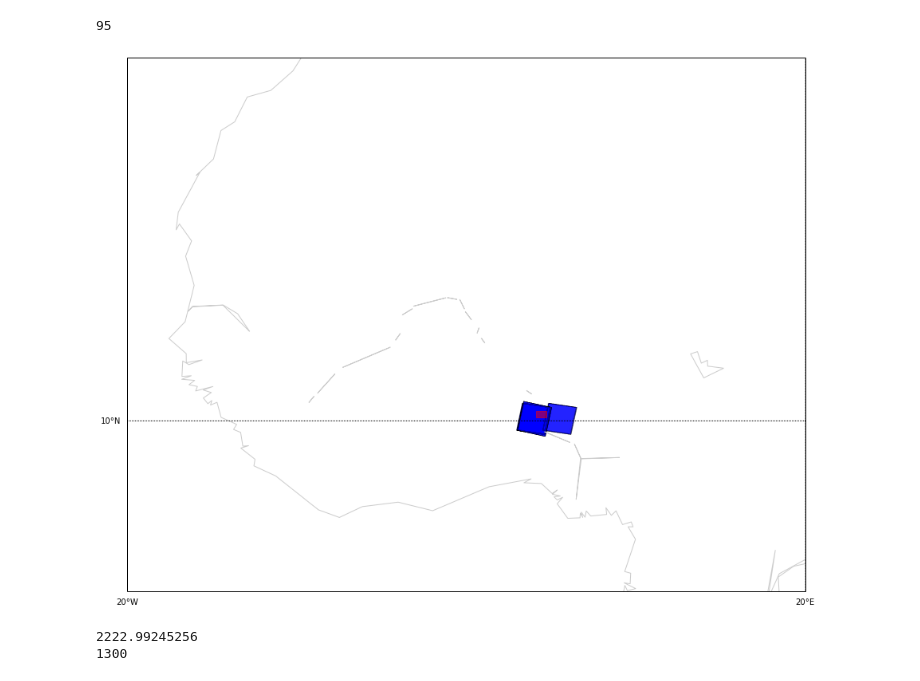
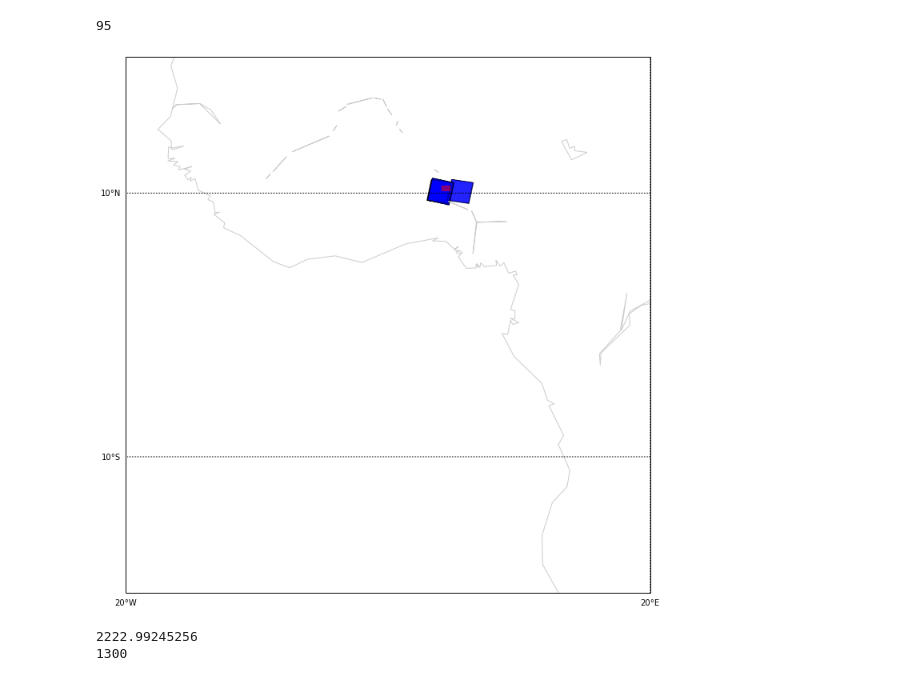
Before and after one commit to gena/data-utils, a Jupyter notebook: notebooks/LandsatLook.ipynb, the cells around one changed output. Drawn from its saved outputs; the diff is of its cells as text; code cells hidden in the pictures.

Commit message:
add plot

```diff
--- a/notebooks/LandsatLook.ipynb
+++ b/notebooks/LandsatLook.ipynb
@@ -59,38 +59,38 @@ fig, ax = plt.subplots(figsize=(20,12))
 
 # m = Basemap(projection='merc', llcrnrlat=10, urcrnrlat=13, llcrnrlon=3, urcrnrlon=6, lat_ts=20, resolution='c')
 #m = Basemap(projection='merc', llcrnrlat=-80,urcrnrlat=80, llcrnrlon=-180,urcrnrlon=180, lat_ts=20, resolution='c')
-m = Basemap(projection='merc', llcrnrlat=0,urcrnrlat=30, llcrnrlon=-20,urcrnrlon=20, lat_ts=20, resolution='c')
+m = Basemap(projection='merc', llcrnrlat=-20,urcrnrlat=20, llcrnrlon=-20,urcrnrlon=20, lat_ts=20, resolution='c')
 m.drawcoastlines(color='#cccccc')
 m.drawparallels(np.arange(-90,90,20), labels=[10,0,0,0])
 m.drawmeridians(np.arange(m.lonmin, m.lonmax+30, 40), labels=[0,0,0,10])
 
 rings = []
 for f in features:
     verts = f['geometry']['rings']
     verts_merc = []
     for p in verts[0]:
         p_geo = web2geo(p)
         verts_merc.append(m(p_geo[0], p_geo[1]))
         rings.append(verts_merc)
 
 c = collections.PolyCollection(rings)
 c.set_alpha(0.01)
 ax.add_collection(c)
 
 s = [[xmin,ymin],[xmin,ymax],[xmax,ymax],[xmax,ymin]]
 s_merc = []
 for p in s:
     p_geo = web2geo(p)
     s_merc.append(m(p_geo[0], p_geo[1]))
 
 c = collections.PolyCollection([s_merc])
 c.set_color('r')
 c.set_alpha(0.5)
 ax.add_collection(c)
 
 plt.show()
 # %% [output]
-[figure, old version]
+[figure, new version]
 # %%
 ratio = (xmax-xmin)/(ymax-ymin)
 w=1920
```
Also changed, not shown: parts of 2 cells of this notebook.
